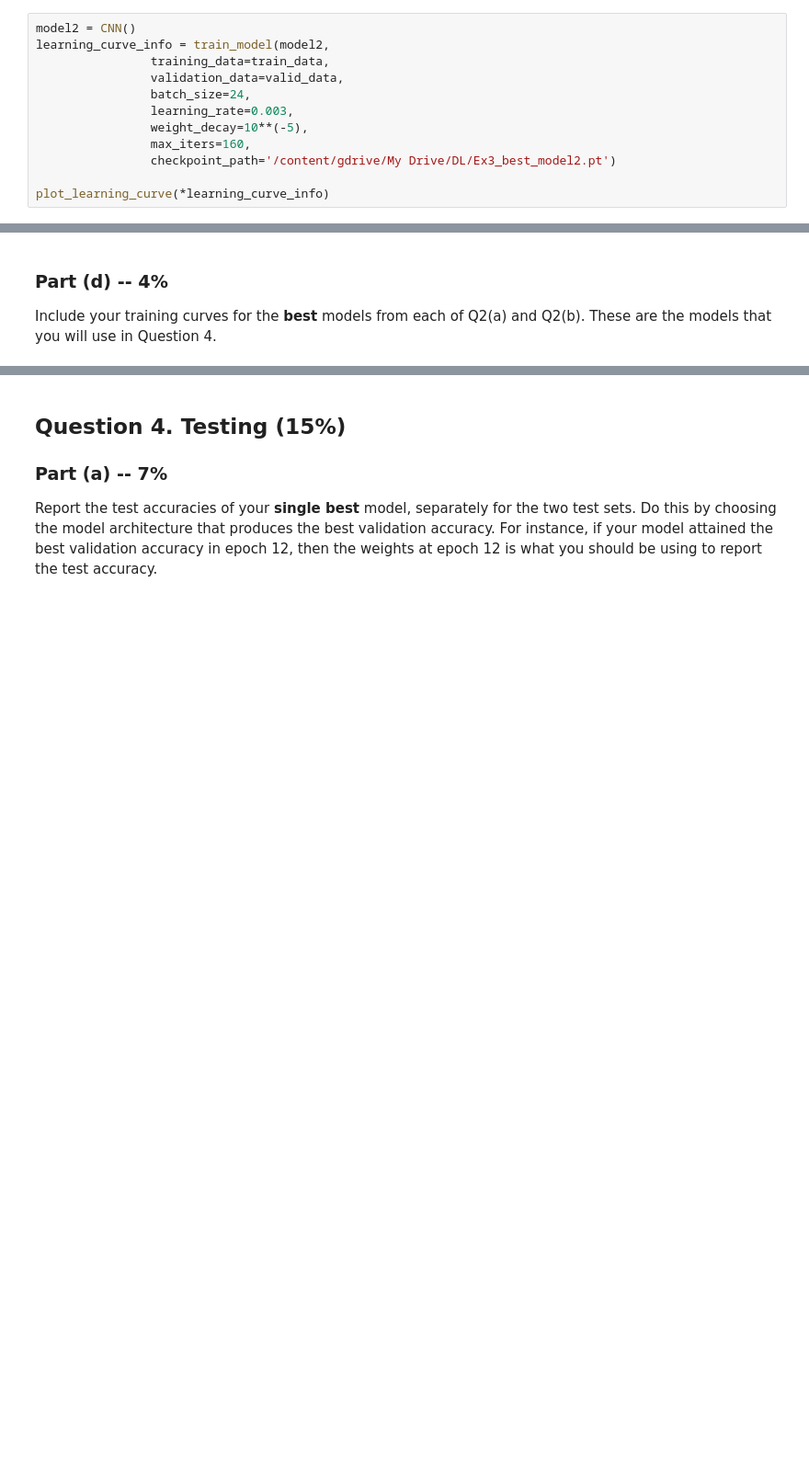
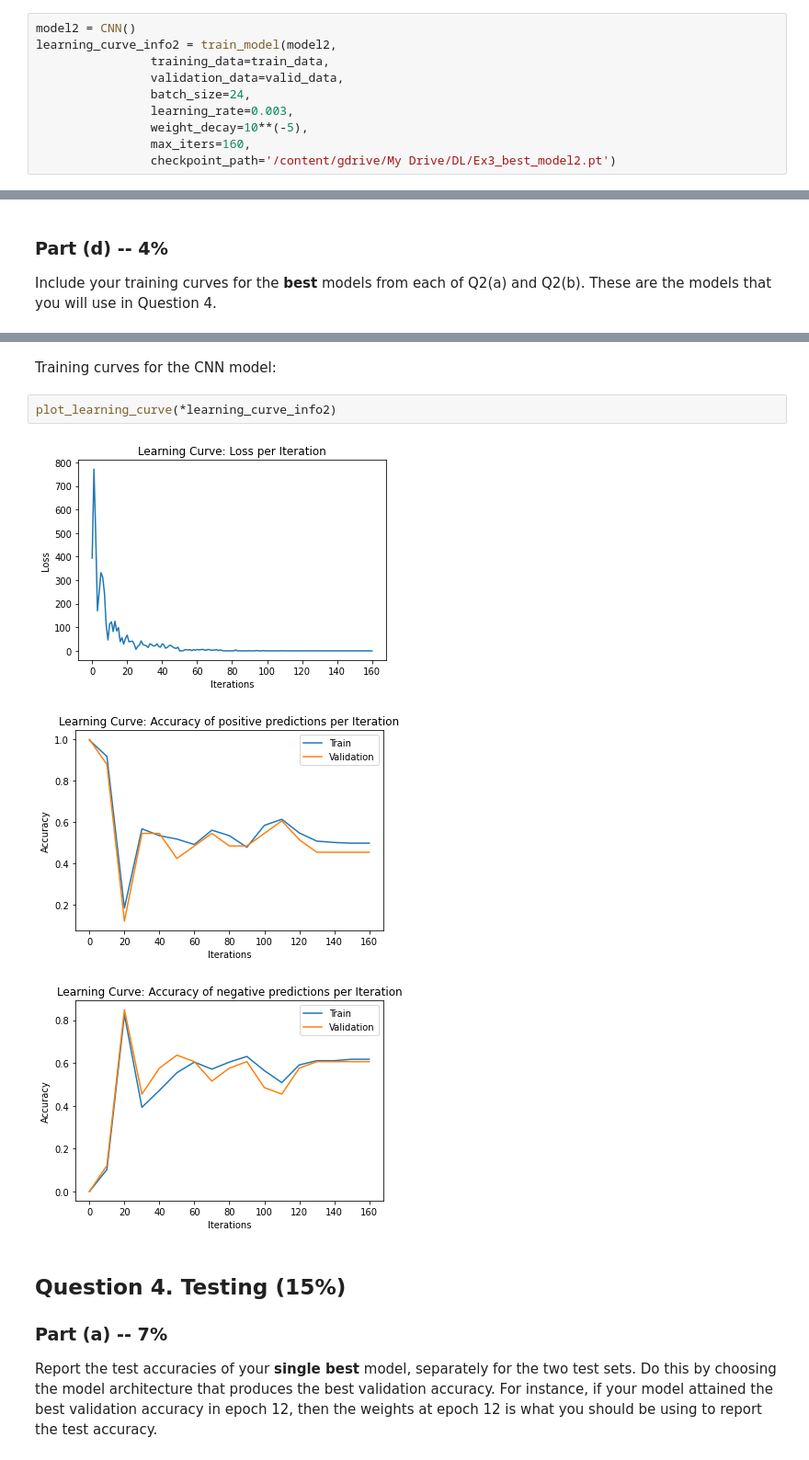
Before and after one commit to Yotamsil/DeepLearningEx3, a Jupyter notebook: Assignment3_ipynb.ipynb, the cells around one changed output, grey strips where cells are left out. Shown: that part at 92% size. Drawn from its saved outputs; the diff is of its cells as text; blank space fills up the shorter version.

```diff
--- a/Assignment3_ipynb.ipynb
+++ b/Assignment3_ipynb.ipynb
@@ -647,6 +642,6 @@ Iter 160. [Val Pos Acc 48%] [Val Neg Acc 76%] [Train Pos Acc 84%, Train Neg Acc
 # %%
 model2 = CNN()
-learning_curve_info = train_model(model2,
+learning_curve_info2 = train_model(model2,
                 training_data=train_data,
                 validation_data=valid_data,
                 batch_size=24,
@@ -654,6 +649,4 @@ learning_curve_info = train_model(model2,
                 weight_decay=10**(-5),
                 max_iters=160,
                 checkpoint_path='/content/gdrive/My Drive/DL/Ex3_best_model2.pt')
-
-plot_learning_curve(*learning_curve_info)
 # %% [output]
@@ -687,3 +683,11 @@ These are the models that you will use in Question 4.
+# %% [markdown]
+Training curves for the CNN model:
+# %%
+plot_learning_curve(*learning_curve_info2)
+# %% [output]
+[figure, added]
+[figure, added]
+[figure, added]
 # %% [markdown]
 ## Question 4. Testing (15%)
 
```
Also changed, not shown: parts of 6 cells of this notebook.
